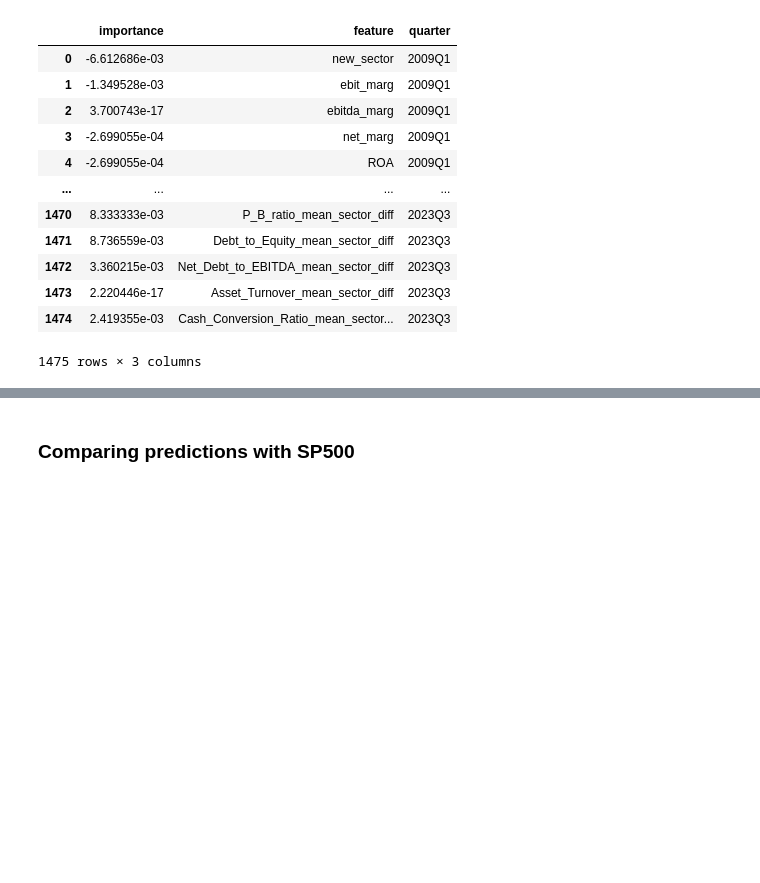
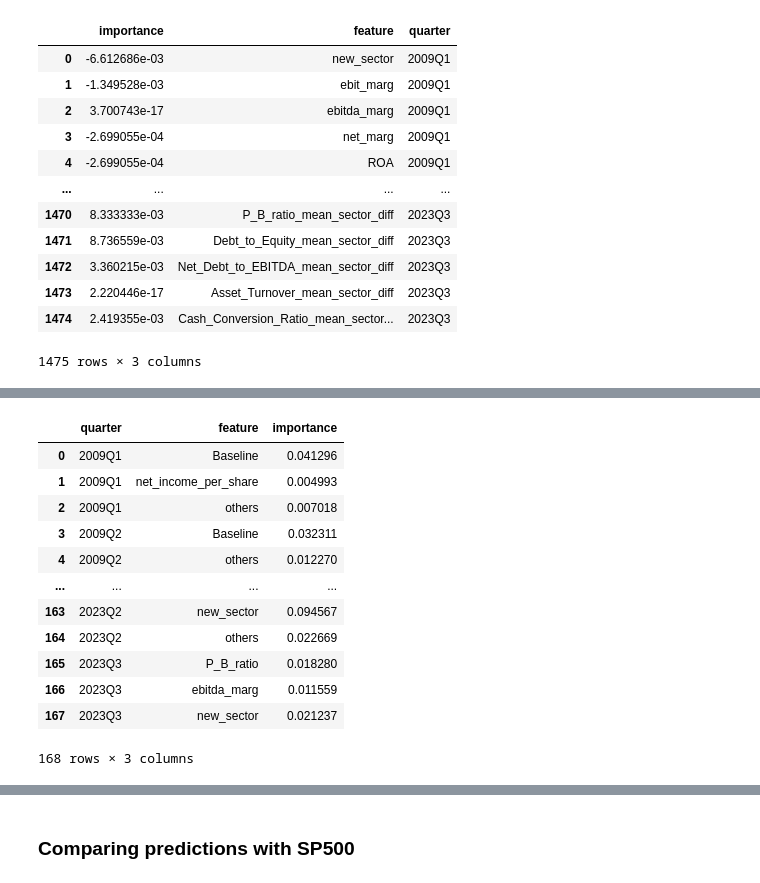
Before and after one commit to Zrive/zrive-ds-4q24-asset-ranking, a Jupyter notebook: src/training_models.ipynb, the cells around one changed output, grey strips where cells are left out. Cells and saved outputs as stored; diff of their text form; code cells hidden in the pictures; blank space fills up the shorter version.

```diff
--- a/src/training_models.ipynb
+++ b/src/training_models.ipynb
@@ -350,3 +354,24 @@ r_all_permutation_importances = df_importances_sorted[df_importances_sorted["ran
+# %%
+# Change the name of the least important features to "others"
+r_all_permutation_importances.loc[r_all_permutation_importances['feature'].isin(least10['feature']), 'feature'] = 'others'
+
+# For the repeated "others" sum the importance
+r_all_permutation_importances = r_all_permutation_importances.groupby(['quarter','feature']).agg({'importance':'sum'}).reset_index()
+r_all_permutation_importances
+# %% [output]
+|  | quarter | feature | importance |
+| 0 | 2009Q1 | Baseline | 0.041296 |
+| 1 | 2009Q1 | net_income_per_share | 0.004993 |
+| 2 | 2009Q1 | others | 0.007018 |
+| 3 | 2009Q2 | Baseline | 0.032311 |
+| 4 | 2009Q2 | others | 0.012270 |
+| ... | ... | ... | ... |
+| 163 | 2023Q2 | new_sector | 0.094567 |
+| 164 | 2023Q2 | others | 0.022669 |
+| 165 | 2023Q3 | P_B_ratio | 0.018280 |
+| 166 | 2023Q3 | ebitda_marg | 0.011559 |
+| 167 | 2023Q3 | new_sector | 0.021237 |
+168 rows × 3 columns
 # %%
 pivot_df = r_all_permutation_importances.pivot(index="quarter", columns="feature", values="importance")
 
```
Also changed, not shown: parts of 5 cells of this notebook.
